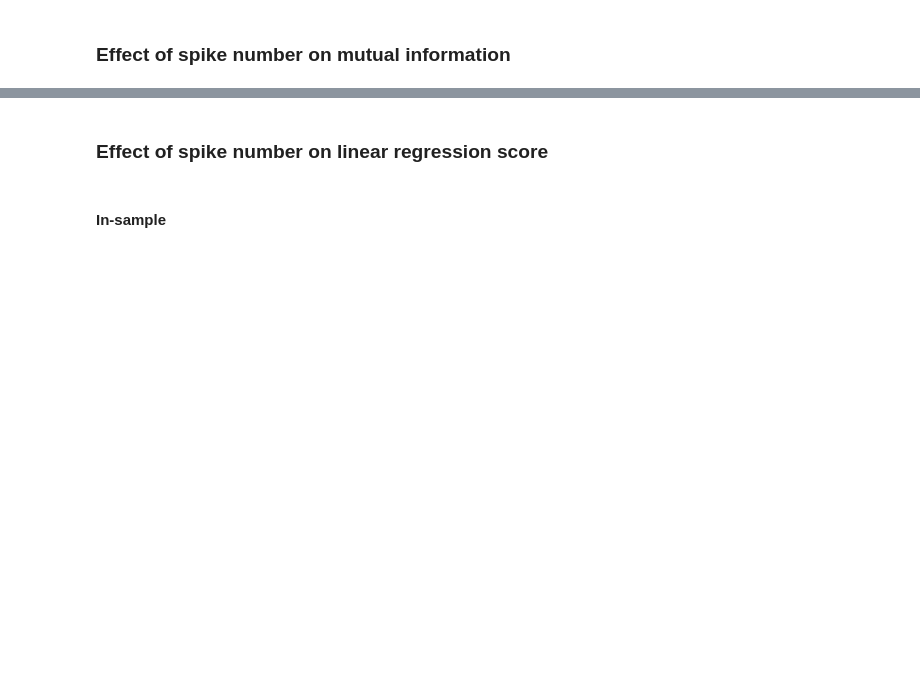
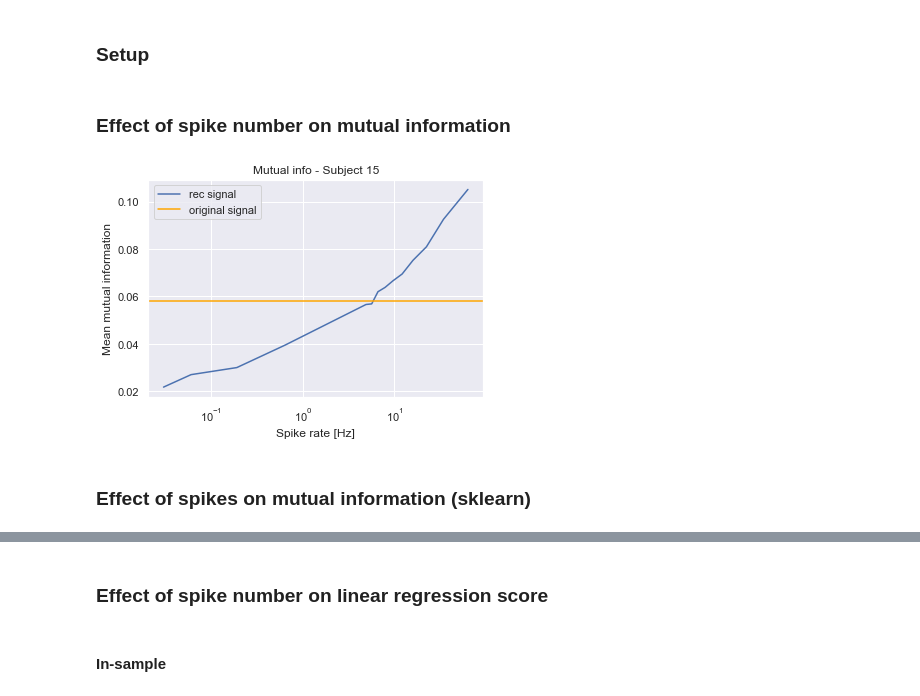
Before and after one commit to pennfranc/adm-ppg-analysis, a Jupyter notebook: mutual information analysis.ipynb, the cells around one changed output, grey strips where cells are left out. Drawn from its saved outputs; the diff is of its cells as text; code cells hidden in the pictures; blank space fills up the shorter version.

```diff
--- a/mutual information analysis.ipynb
+++ b/mutual information analysis.ipynb
@@ -130,0 +16,2 @@ plt.legend()
+# %% [markdown]
+### Setup
@@ -131,5 +25,18 @@ plt.legend()
 # %% [markdown]
 ### Effect of spike number on mutual information
+# %%
+mutual_info_ppg, mutual_info_rec_list, rates_list = scoring_loop(
+    ppg, hr,
+    step_factor_list=step_factor_list,
+    plot_detailed=False,
+    evaluation_method='mutual_info'
+)
+# %%
+plot_scores(mutual_info_ppg, mutual_info_rec_list, rates_list, 'Mean mutual information', SUBJECT_IDX, 'Mutual info')
+# %% [output]
+[figure, added]
+# %% [markdown]
+### Effect of spikes on mutual information (sklearn)
 # %%
 mutual_info_ppg, mutual_info_rec_list, rates_list = scoring_loop(
     ppg, hr,
```
Also changed, not shown: parts of 26 cells of this notebook, 14 other files.
